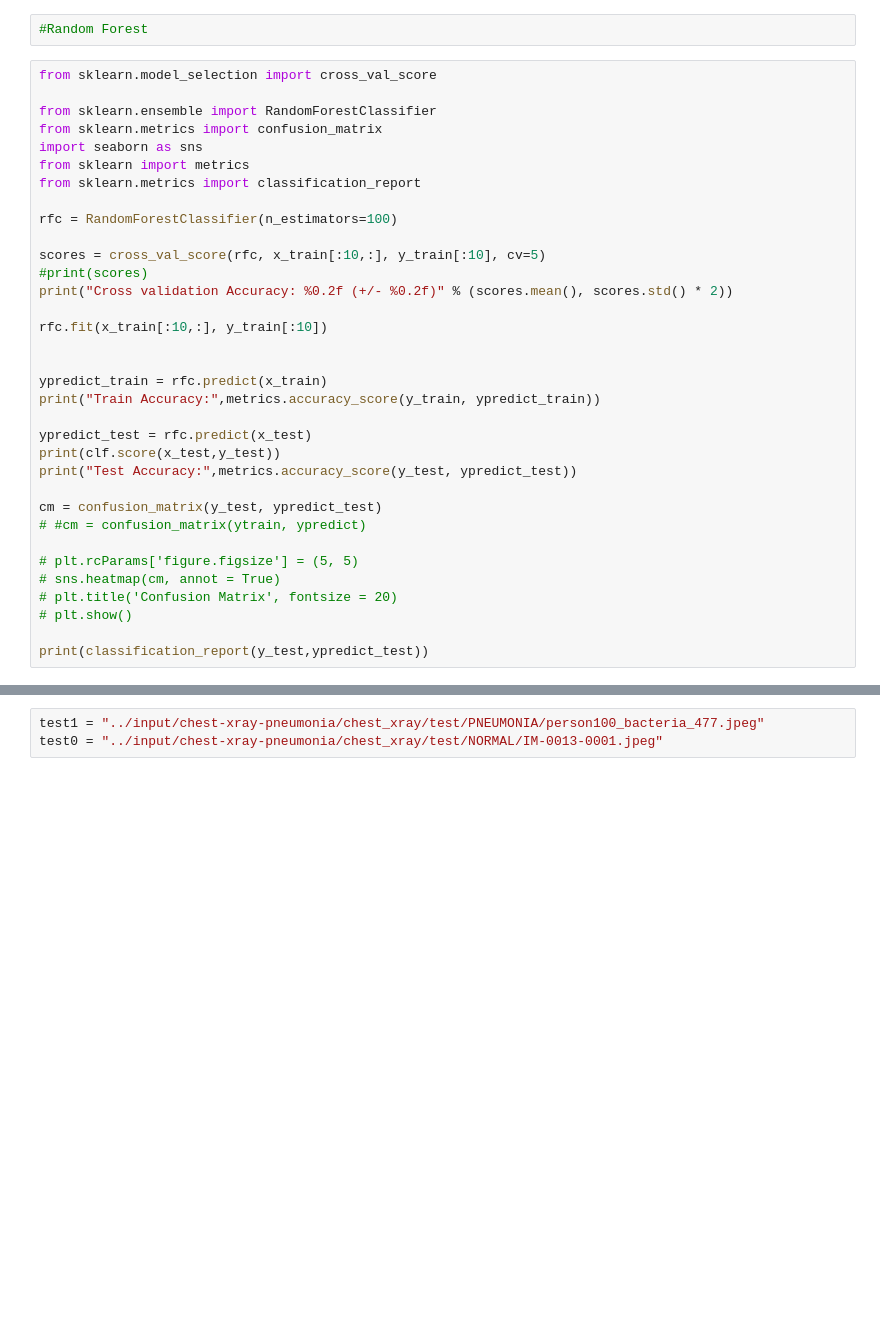
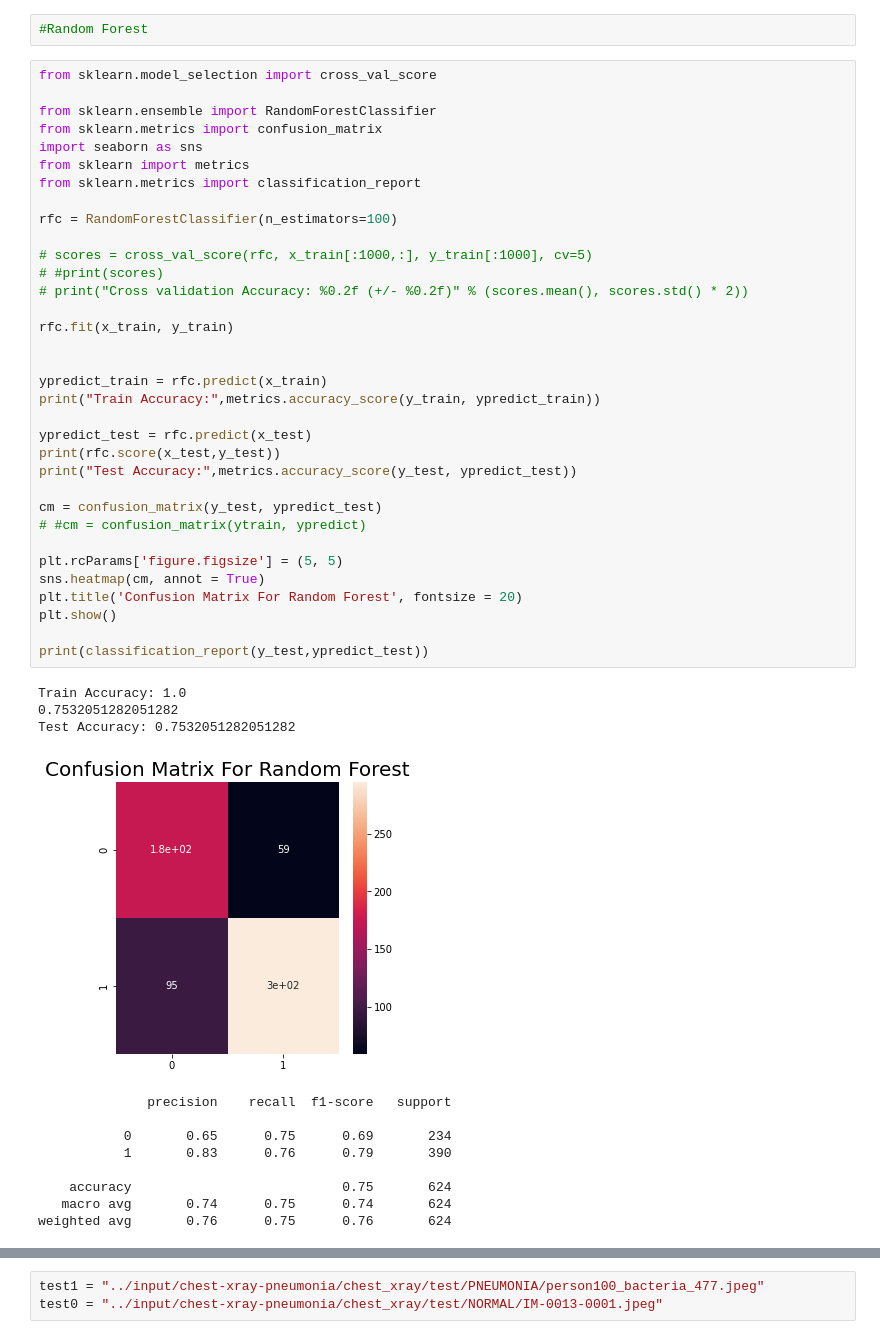
Before and after one commit to rugvedmanoorkar/cmpe255-spring22-final-project, a Jupyter notebook: model-updated.ipynb, the cells around one changed output, grey strips where cells are left out. Drawn from its saved outputs; the diff is of its cells as text; blank space fills up the shorter version.

```diff
--- a/model-updated.ipynb
+++ b/model-updated.ipynb
@@ -265,34 +296,47 @@ print(y_proba)
 # %%
 from sklearn.model_selection import cross_val_score
 
 from sklearn.ensemble import RandomForestClassifier
 from sklearn.metrics import confusion_matrix
 import seaborn as sns
 from sklearn import metrics
 from sklearn.metrics import classification_report
 
 rfc = RandomForestClassifier(n_estimators=100)
 
-scores = cross_val_score(rfc, x_train[:10,:], y_train[:10], cv=5)
-#print(scores)
-print("Cross validation Accuracy: %0.2f (+/- %0.2f)" % (scores.mean(), scores.std() * 2))
+# scores = cross_val_score(rfc, x_train[:1000,:], y_train[:1000], cv=5)
+# #print(scores)
+# print("Cross validation Accuracy: %0.2f (+/- %0.2f)" % (scores.mean(), scores.std() * 2))
 
-rfc.fit(x_train[:10,:], y_train[:10])
+rfc.fit(x_train, y_train)
 
 
 ypredict_train = rfc.predict(x_train)
 print("Train Accuracy:",metrics.accuracy_score(y_train, ypredict_train))
 
 ypredict_test = rfc.predict(x_test)
-print(clf.score(x_test,y_test))
+print(rfc.score(x_test,y_test))
 print("Test Accuracy:",metrics.accuracy_score(y_test, ypredict_test))
 
 cm = confusion_matrix(y_test, ypredict_test)
 # #cm = confusion_matrix(ytrain, ypredict)
 
-# plt.rcParams['figure.figsize'] = (5, 5)
-# sns.heatmap(cm, annot = True)
-# plt.title('Confusion Matrix', fontsize = 20)
-# plt.show()
+plt.rcParams['figure.figsize'] = (5, 5)
+sns.heatmap(cm, annot = True)
+plt.title('Confusion Matrix For Random Forest', fontsize = 20)
+plt.show()
 
 print(classification_report(y_test,ypredict_test))
+# %% [output]
+Train Accuracy: 1.0
+0.7532051282051282
+Test Accuracy: 0.7532051282051282
+[figure, added]
+              precision    recall  f1-score   support
+
+           0       0.65      0.75      0.69       234
+           1       0.83      0.76      0.79       390
+
+    accuracy                           0.75       624
+   macro avg       0.74      0.75      0.74       624
+weighted avg       0.76      0.75      0.76       624
```
Also changed, not shown: parts of 9 cells of this notebook.
